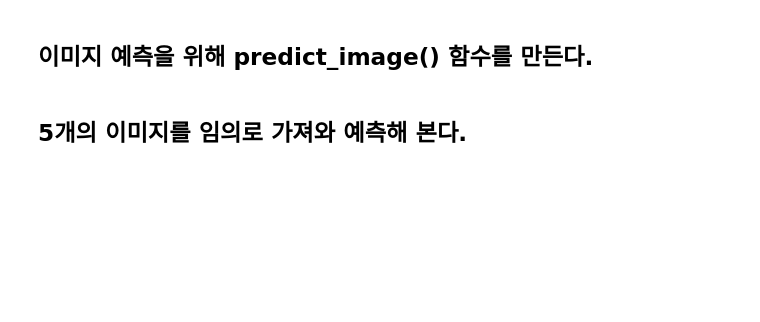
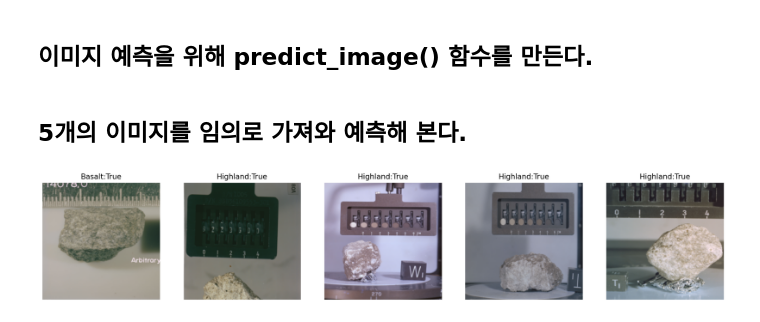
Before and after one commit to mh955/spacerocks, a Jupyter notebook: ClassifySpaceRockCode.ipynb, the cells around one changed output. Drawn from its saved outputs; the diff is of its cells as text; code cells hidden in the pictures; blank space fills up the shorter version.

```diff
--- a/ClassifySpaceRockCode.ipynb
+++ b/ClassifySpaceRockCode.ipynb
@@ -325,46 +441,40 @@ print(model)
 # %%
 def predict_image(image):
     image_tensor = t_transforms(image).float()
-
-
-
-
+    input = image_tensor.unsqueeze_(0)
+    input = input.to(device)
+    output = model(input)
+    index = output.data.numpy().argmax()
 
     return index
 # %% [markdown]
 ## 5개의 이미지를 임의로 가져와 예측해 본다.
 # %%
 # 모델 평가 모드로 전환한다.
-
-
+model.eval()
 
 # ToPILImage 변환을 이용하여 텐서 이미지를 PIL 이미지로 변경하는 변환 설정
 to_pil = transforms.ToPILImage()
-
+images, labels = get_random_images(5)
 # 5개의 이미지를 랜덤하게 가져온다.
-
-
-
 fig = plt.figure(figsize=(20, 20))
 
 # 데이터의 class 목록을 얻는다.
-
-
-
+classes = trainloader.dataset.classes
 
 # 5개의 이미지에 대해 반복 수행한다.
 for ii in range(len(images)):
     # 이미지를 PIL 이미지로 변환한다.
     image = to_pil(images[ii])
     # 이미지에 대해 예측 후, 예측된 class를 얻는다.
-
-
-
+    index = predict_image(image)
     # 이미지 아래에 class를 표시하도록 설정한다.
     sub = fig.add_subplot(1, len(images), ii+1)
     res = labels[ii].item() == index
     sub.set_title(classes[index] + ':' + str(res))
     plt.axis('off')
     plt.imshow(image)
 
 plt.show()
+# %% [output]
+[figure, added]
```
Also changed, not shown: parts of 20 cells of this notebook, 2 other files.
